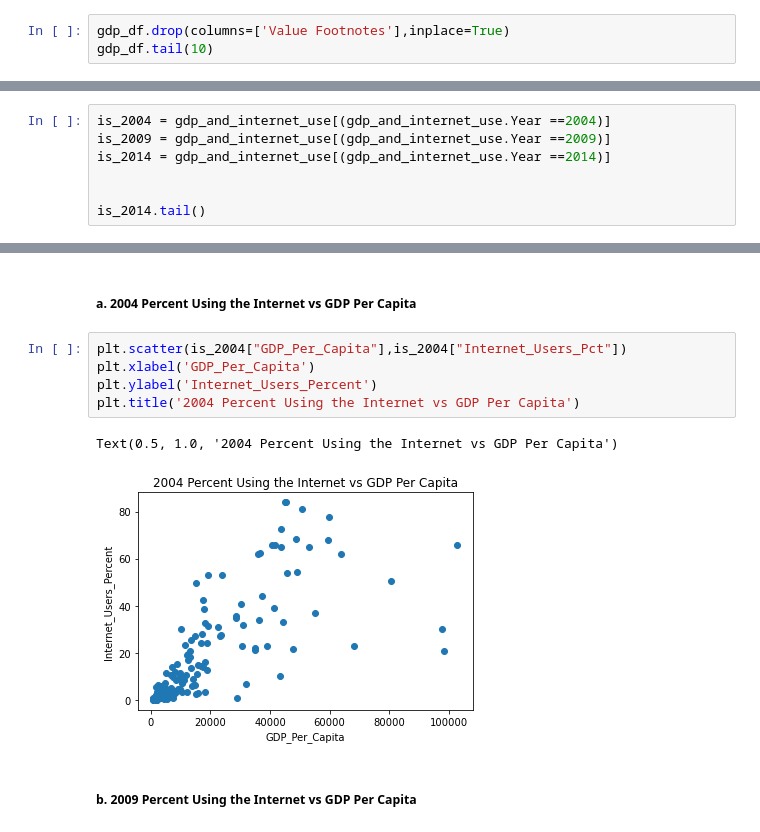
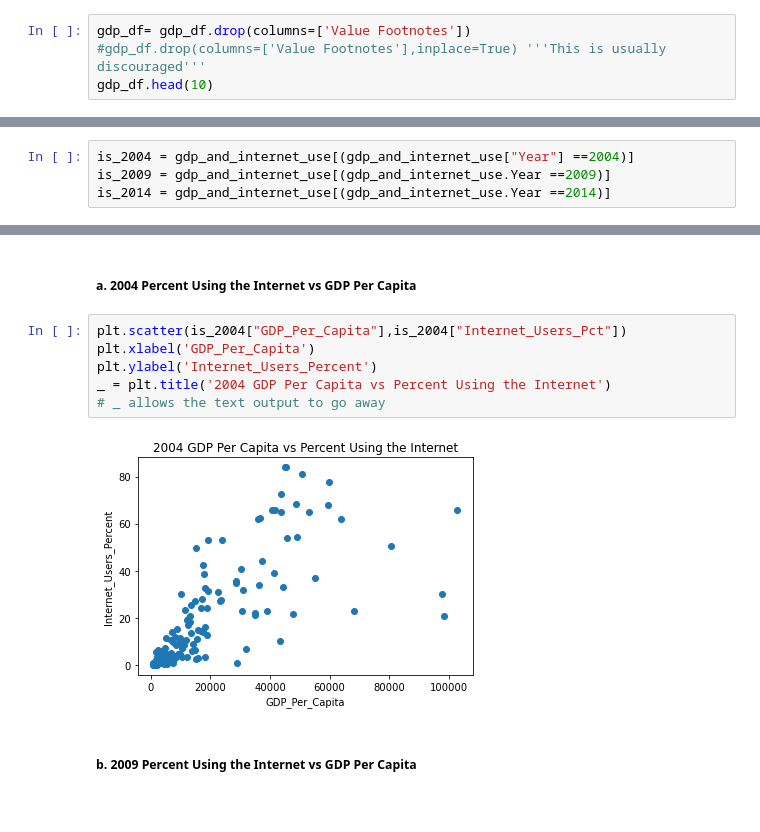
Before and after one commit to dpatelaqua/gdp-and-internet-usage-dpatelaqua_python, a Jupyter notebook: notebook/assignment.ipynb, the cells around one changed output, grey strips where cells are left out. Saved outputs shown, nothing was run; the diff lists cells and outputs as text.

```diff
--- a/notebook/assignment.ipynb
+++ b/notebook/assignment.ipynb
@@ -156,7 +168,8 @@ internet_df.tail(10)
 # %% [markdown]
 #### 10. Drop the value footnotes column from both DataFrames. Check that this worked as expected.
 # %%
-gdp_df.drop(columns=['Value Footnotes'],inplace=True)
-gdp_df.tail(10)
+gdp_df= gdp_df.drop(columns=['Value Footnotes'])
+#gdp_df.drop(columns=['Value Footnotes'],inplace=True) '''This is usually discouraged'''
+gdp_df.head(10)
 # %% [output]
 |  | Country or Area | Year | Value |
@@ -288,9 +303,6 @@ filtered_years.head(n=30)
 # %% [markdown]
 ##### 17.Create three new DataFrames, one for 2004, one for 2009, and one for 2014. Give them meaningful names that aren't too long.
 # %%
-is_2004 = gdp_and_internet_use[(gdp_and_internet_use.Year ==2004)]
+is_2004 = gdp_and_internet_use[(gdp_and_internet_use["Year"] ==2004)]
 is_2009 = gdp_and_internet_use[(gdp_and_internet_use.Year ==2009)]
 is_2014 = gdp_and_internet_use[(gdp_and_internet_use.Year ==2014)]
-
-
-is_2014.tail()
@@ -387,11 +400,11 @@ Central African Republic had the lowest gdp per capita at 822.610458
 # %%
 plt.scatter(is_2004["GDP_Per_Capita"],is_2004["Internet_Users_Pct"])
 plt.xlabel('GDP_Per_Capita')
 plt.ylabel('Internet_Users_Percent')
-plt.title('2004 Percent Using the Internet vs GDP Per Capita')
+_ = plt.title('2004 GDP Per Capita vs Percent Using the Internet')
+# _ allows the text output to go away
 # %% [output]
-Text(0.5, 1.0, '2004 Percent Using the Internet vs GDP Per Capita')
-[figure, old version]
+[figure, new version]
 # %% [markdown]
 ##### b. 2009 Percent Using the Internet vs GDP Per Capita
 # %%
```
Also changed, not shown: parts of 21 cells of this notebook.
